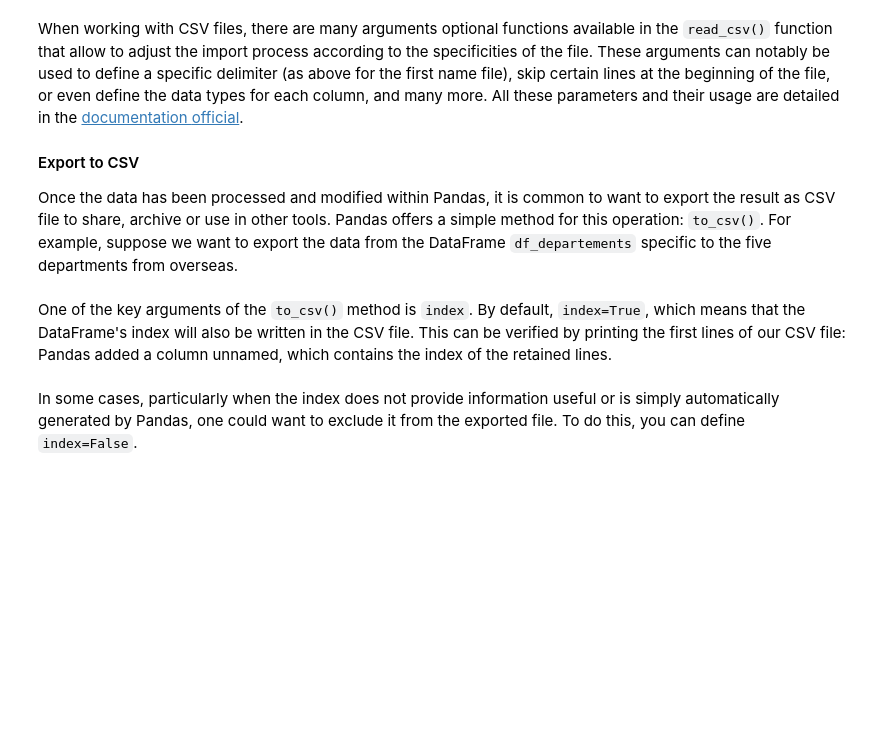
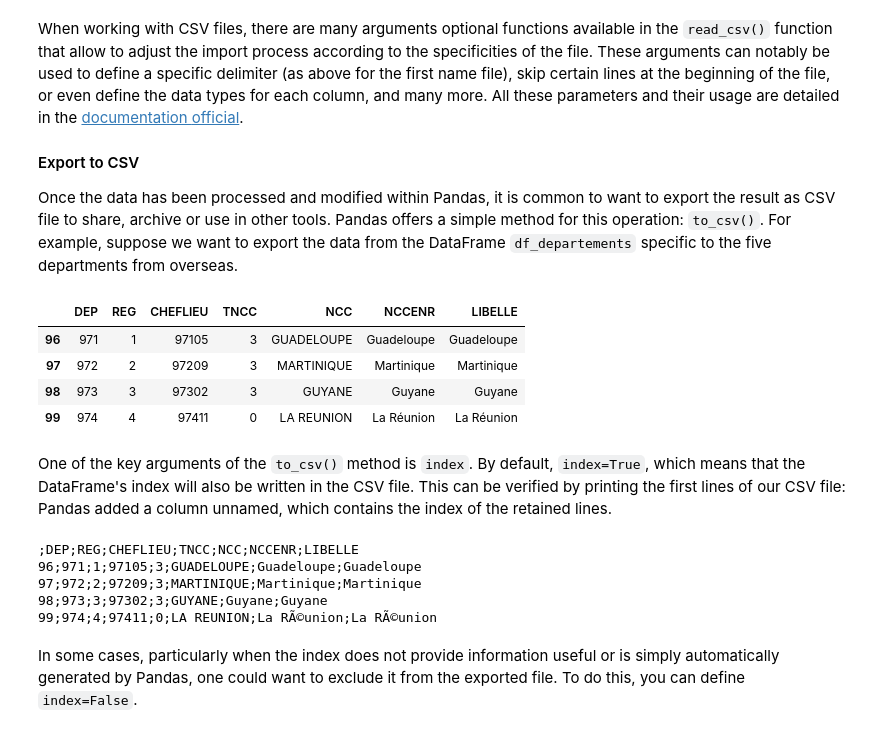
Before and after one commit to ritanastacio/phd-python, a Jupyter notebook: manipulation/pandas/tutorial_en.ipynb, the cells around one changed output. Cells and saved outputs as stored; diff of their text form; code cells hidden in the pictures; blank space fills up the shorter version.

Commit message:
CSV and JSON files, NumPy, Pandas Part I

```diff
--- a/manipulation/pandas/tutorial_en.ipynb
+++ b/manipulation/pandas/tutorial_en.ipynb
@@ -318,8 +443,16 @@ tools. Pandas offers a simple method for this operation:
 from the DataFrame `df_departements` specific to the five departments
 from overseas.
 # %%
-df_departements_dom = df_departements[df_departements["DEP"].isin(["971", "972", "973", "974", "975"])]
-df_departements_dom.to_csv('output/departements2021_dom.csv')
+df_departements_dom = df_departements[df_departements["DEP"].isin(["971", "972", "973", "974", "975"])] #The second part of this equation will produce a series of boolean values
+df_departements_dom.to_csv('departements2021_dom.csv', sep = ";")
+df_departements_dom
+#!cat output/departments2021_dom.csv #The teacher added this. Doesn't work. I don't know what it does. The exclamation point refers to a shell operation.
+# %% [output]
+|  | DEP | REG | CHEFLIEU | TNCC | NCC | NCCENR | LIBELLE |
+| 96 | 971 | 1 | 97105 | 3 | GUADELOUPE | Guadeloupe | Guadeloupe |
+| 97 | 972 | 2 | 97209 | 3 | MARTINIQUE | Martinique | Martinique |
+| 98 | 973 | 3 | 97302 | 3 | GUYANE | Guyane | Guyane |
+| 99 | 974 | 4 | 97411 | 0 | LA REUNION | La Réunion | La Réunion |
 # %% [markdown]
 One of the key arguments of the `to_csv()` method is `index`. By default,
 `index=True`, which means that the DataFrame's index will also be
@@ -327,10 +460,16 @@ written in the CSV file. This can be verified by printing the
 first lines of our CSV file: Pandas added a column
 unnamed, which contains the index of the retained lines.
 # %%
-with open("output/departements2021_dom.csv") as file_in:
+with open("departements2021_dom.csv") as file_in:
     for i in range(5):
         row = next(file_in).strip()
         print(row)
+# %% [output]
+;DEP;REG;CHEFLIEU;TNCC;NCC;NCCENR;LIBELLE
+96;971;1;97105;3;GUADELOUPE;Guadeloupe;Guadeloupe
+97;972;2;97209;3;MARTINIQUE;Martinique;Martinique
+98;973;3;97302;3;GUYANE;Guyane;Guyane
+99;974;4;97411;0;LA REUNION;La RÃ©union;La RÃ©union
 # %% [markdown]
 In some cases, particularly when the index does not provide information
 useful or is simply automatically generated by Pandas, one could
```
Also changed, not shown: parts of 48 cells of this notebook, 11 other files.
